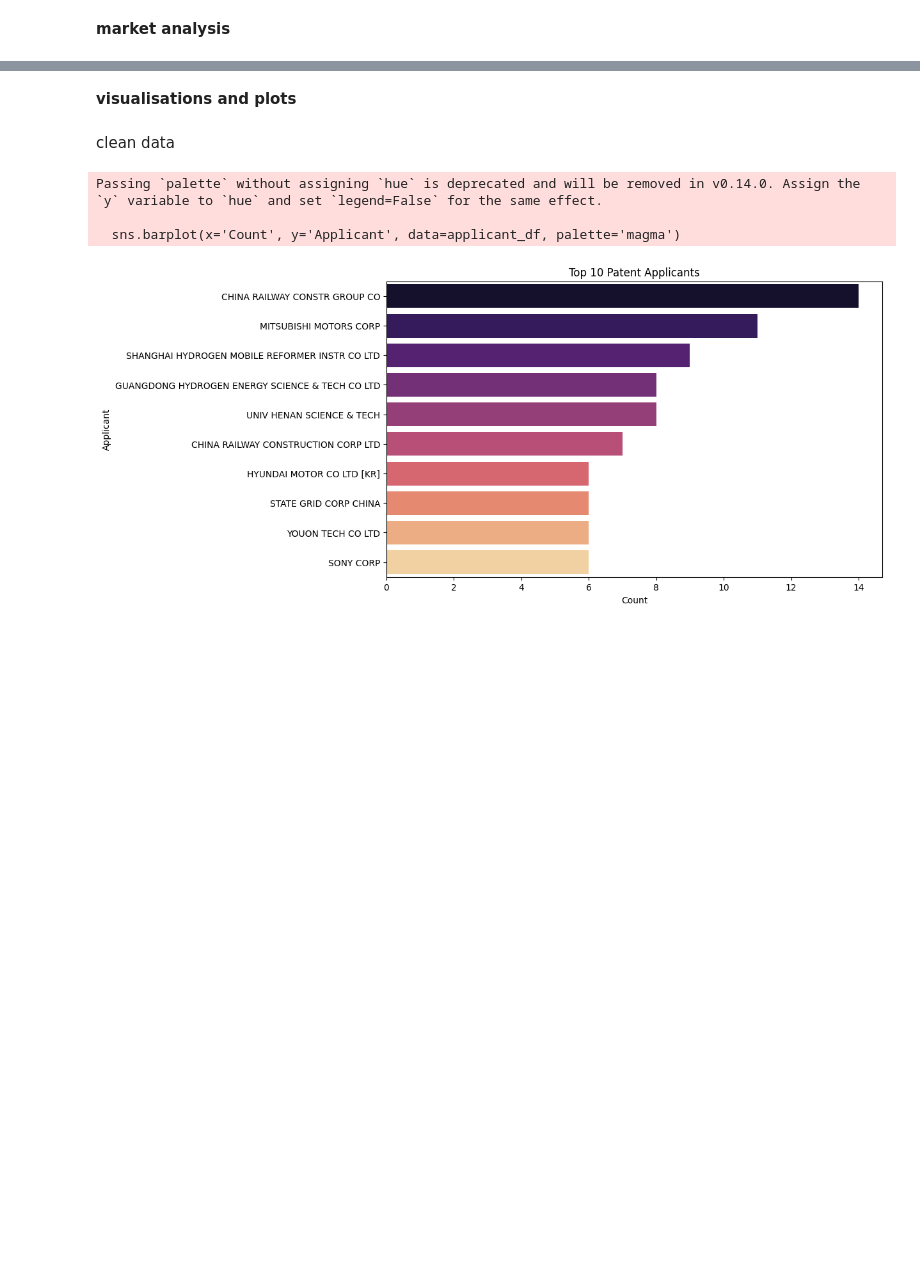
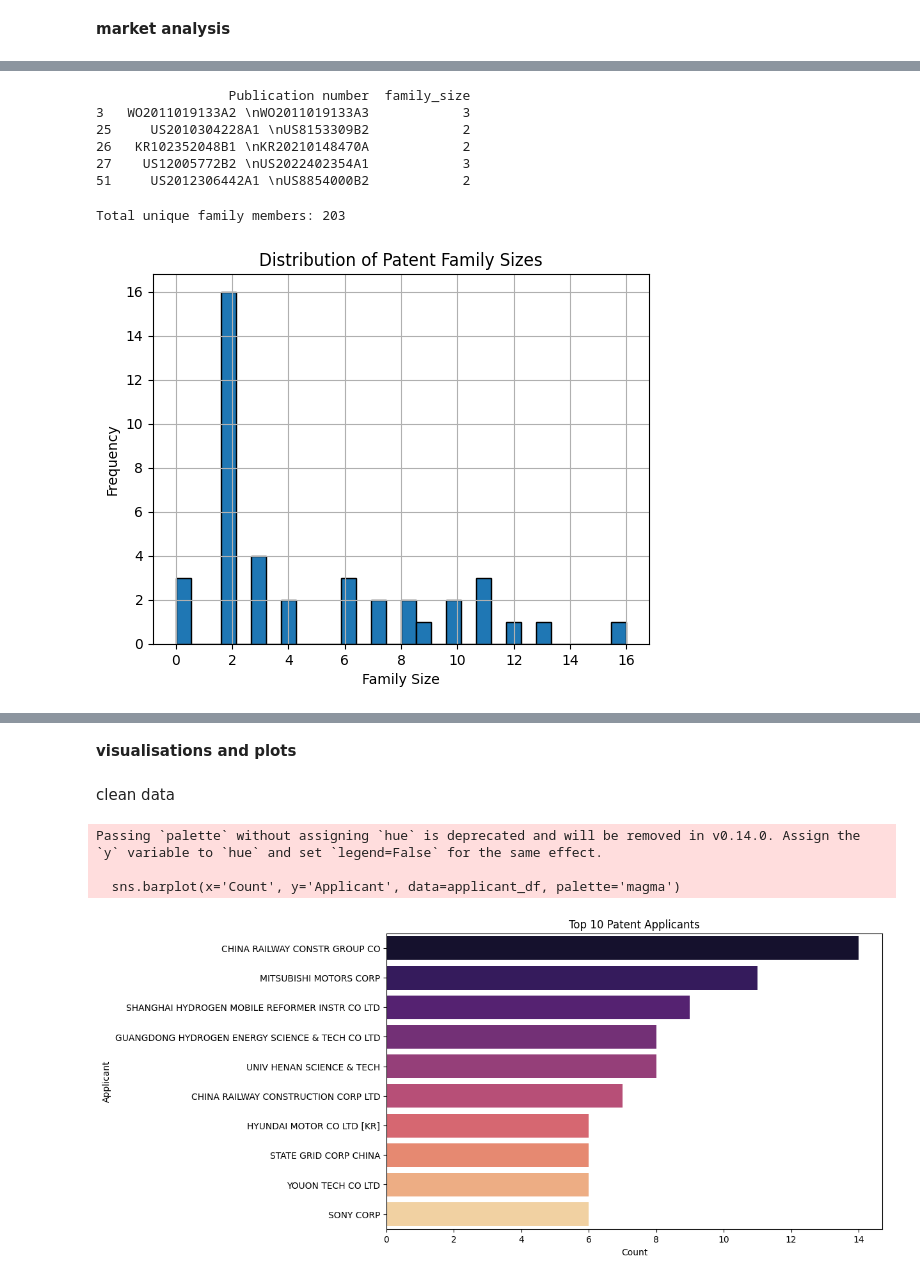
Before and after one commit to tasnim2410/technology-trend-analysis, a Jupyter notebook: DataPreparationForR.ipynb, the cells around one changed output, grey strips where cells are left out. Cells and saved outputs as stored; diff of their text form; code cells hidden in the pictures; blank space fills up the shorter version.

```diff
--- a/DataPreparationForR.ipynb
+++ b/DataPreparationForR.ipynb
@@ -1062,0 +1022,22 @@ Mean Value of Patents: $15,654.93
+# %%
+family_df_copy = family_df_copy[family_df_copy['family_members'] != ';']
+# %%
+def extract_country_codes(family_str):
+    if not isinstance(family_str, str) or family_str == '[]':
+        return []
+
+    # This pattern finds anything that looks like a patent number within quotes
+    # Patent numbers typically start with 2 letter country code
+    # followed by numbers and possibly letters
+    pattern = r"'([A-Z]{2}[A-Z0-9]+)'"
+    matches = re.findall(pattern, family_str)
+
+    # Extract the first two characters for country codes
+    country_codes = [match[:2] for match in matches]
+    return country_codes
+
+# Apply this enhanced function
+family_df_copy['country_codes'] = family_df_copy['family_members'].apply(extract_country_codes)
+
+# Show the results
+family_df_copy[['family_members', 'country_codes']].sample(5)
@@ -1062,0 +1051,10 @@ Mean Value of Patents: $15,654.93
+# %%
+import ast
+
+# Convert the string representation of lists into actual lists
+family_df_copy['family_members'] = family_df_copy['family_members'].apply(ast.literal_eval)
+
+
+
+# Remove semicolons and empty strings
+family_df_copy['family_members'] = family_df_copy['family_members'].apply(lambda x: [item.replace(';', '') for item in x if item.replace(';', '') != ''])
@@ -1062,0 +1079,26 @@ Mean Value of Patents: $15,654.93
+# %%
+family_df_copy['family_size'] = family_df_copy['family_members'].apply(len)
+print(family_df_copy[['Publication number', 'family_size']].head())
+# %% [output]
+                 Publication number  family_size
+3   WO2011019133A2 \nWO2011019133A3            3
+25     US2010304228A1 \nUS8153309B2            2
+26   KR102352048B1 \nKR20210148470A            2
+27    US12005772B2 \nUS2022402354A1            3
+51     US2012306442A1 \nUS8854000B2            2
+# %%
+unique_family_members = set(item for sublist in family_df_copy['family_members'] for item in sublist)
+print(f"Total unique family members: {len(unique_family_members)}")
+# %% [output]
+Total unique family members: 203
+# %%
+import matplotlib.pyplot as plt
+
+# Plot the distribution of family sizes
+family_df_copy['family_size'].hist(bins=30, edgecolor='black')
+plt.title('Distribution of Patent Family Sizes')
+plt.xlabel('Family Size')
+plt.ylabel('Frequency')
+plt.show()
+# %% [output]
+[figure, added]
```
Also changed, not shown: parts of 57 cells of this notebook, 11 other files.
